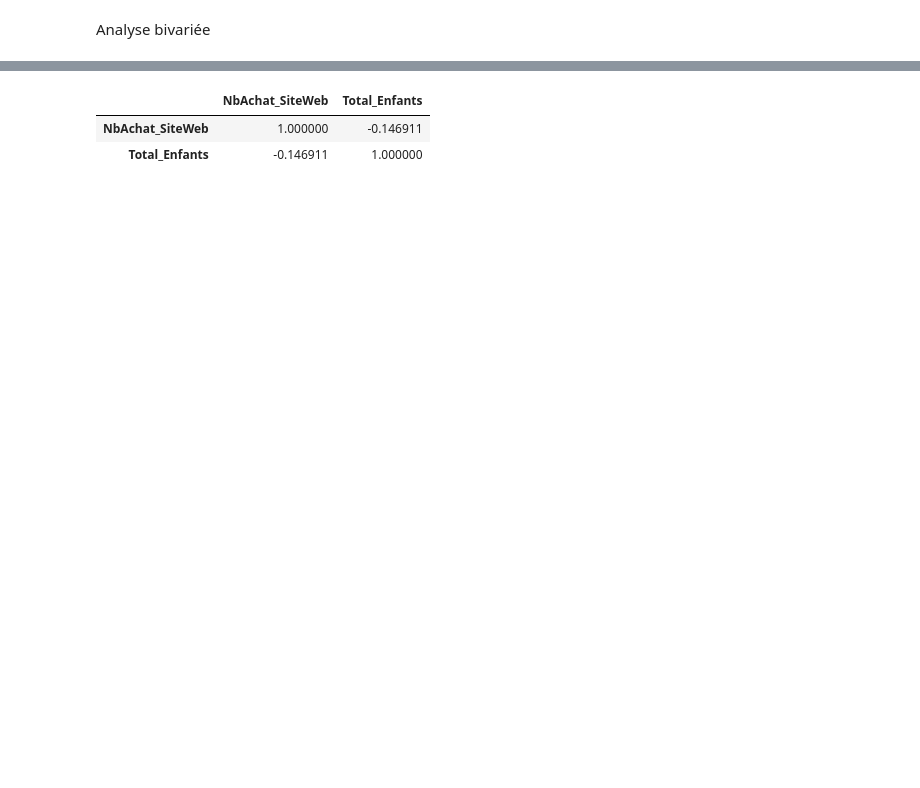
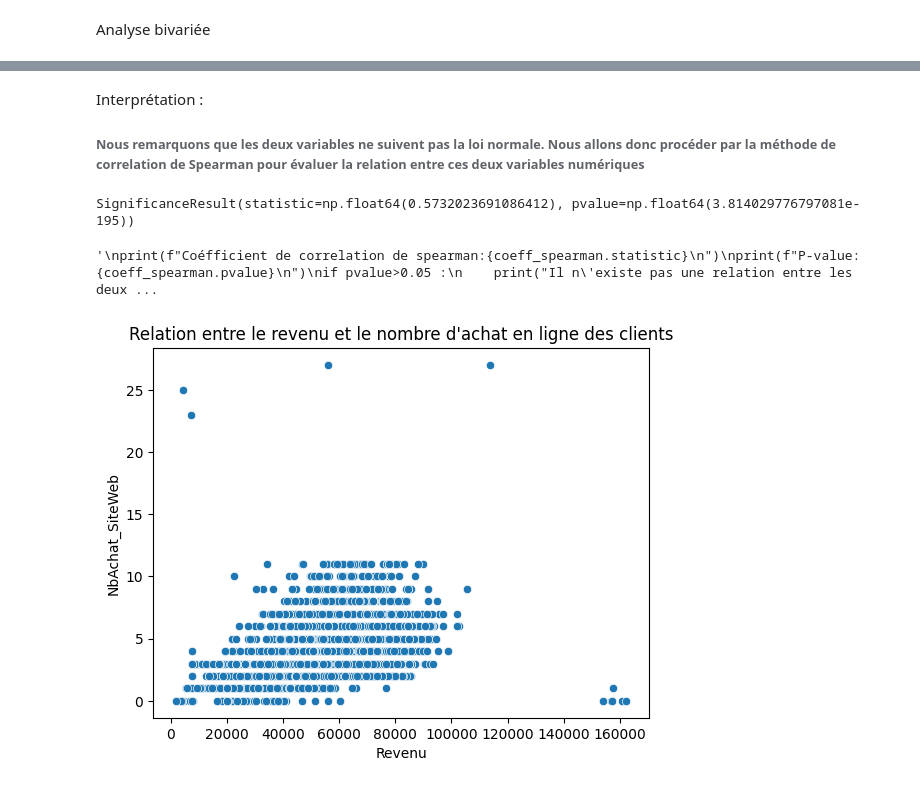
Before and after one commit to Odrak17/marketing-data-analyst-project, a Jupyter notebook: Notebbok/02_data_analysis.ipynb, the cells around one changed output, grey strips where cells are left out. Cells and saved outputs as stored; diff of their text form; code cells hidden in the pictures; blank space fills up the shorter version.

```diff
--- a/Notebbok/02_data_analysis.ipynb
+++ b/Notebbok/02_data_analysis.ipynb
@@ -9,5 +10,5 @@ import seaborn as sns
 # %%
-df_original=pd.read_csv("C:/Users/Kardo BALOSSA/Data_Analyis_Projects/marketing-data-analyst-project/Data/Clean/marketing_data_cleaned.csv")
+df_original=pd.read_csv("C:/Users/Kardo BALOSSA/Data_Analyis_Projects/marketing-data-analyst-project/Data/Clean/dataset_cleaned.csv")
 df=df_original.copy()
 # %%
 #Vérification de la réussite du chargment
@@ -25,6 +25 @@ Note :
-# %%
-#Fusion des colonnes Nb_Enfants et Nb_Ado
-df["Total_Enfants"]=(
-    df["Nb_Enfants"]+df["Nb_Ado"]
-)
 # %% [markdown]
@@ -81,10 +137,22 @@ Analyse bivariée
+# %% [markdown]
+Interprétation :
+###### Nous remarquons que les deux variables ne suivent pas la loi normale. Nous allons donc procéder par la méthode de correlation de Spearman pour évaluer la relation entre ces deux variables numériques
 # %%
-
-df[["NbAchat_SiteWeb","Revenu"]].corr()
+#Analyse statistique
+coeff_spearman=stats.spearmanr(df["NbAchat_SiteWeb"],df["Revenu"])
+print(f"Coéfficient de correlation de spearman:{coeff_spearman.statistic}\n")
+print(f"P-value:{coeff_spearman.pvalue}\n")
+if pvalue>0.05 :
+    print("Il n'existe pas une relation entre les deux variables")
+else:
+    print("Il existe une relation entre les deux variables")
+# %% [output]
+SignificanceResult(statistic=np.float64(0.5732023691086412), pvalue=np.float64(3.814029776797081e-195))
+'\nprint(f"Coéfficient de correlation de spearman:{coeff_spearman.statistic}\n")\nprint(f"P-value:{coeff_spearman.pvalue}\n")\nif pvalue>0.05 :\n    print("Il n\'existe pas une relation entre les deux ...
-# %%
-
-df[["NbAchat_SiteWeb","Total_Enfants"]].corr()
-# %% [output]
-|  | NbAchat_SiteWeb | Total_Enfants |
-| NbAchat_SiteWeb | 1.000000 | -0.146911 |
-| Total_Enfants | -0.146911 | 1.000000 |
+# %%
+#Analyse graphique
+sns.scatterplot(x=df["Revenu"],y=df["NbAchat_SiteWeb"])
+plt.title(f"Relation entre le revenu et le nombre d'achat en ligne des clients")
+plt.show()
+# %% [output]
+[figure, added]
```
Also changed, not shown: parts of 52 cells of this notebook, 4 other files.
